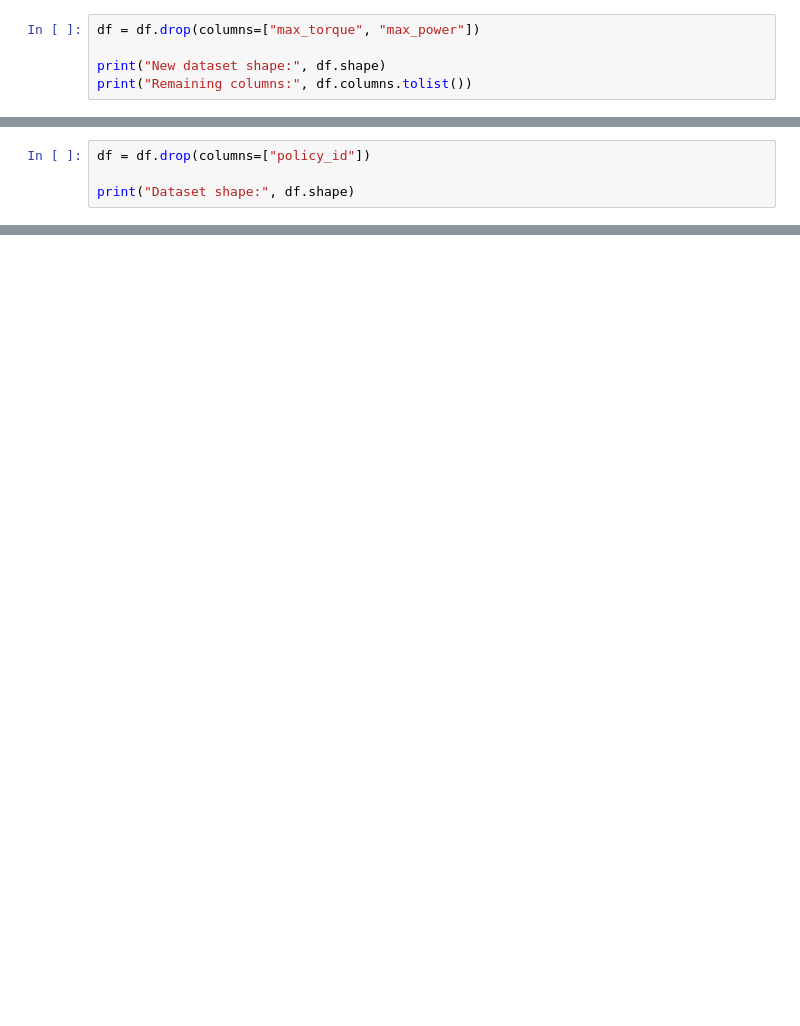
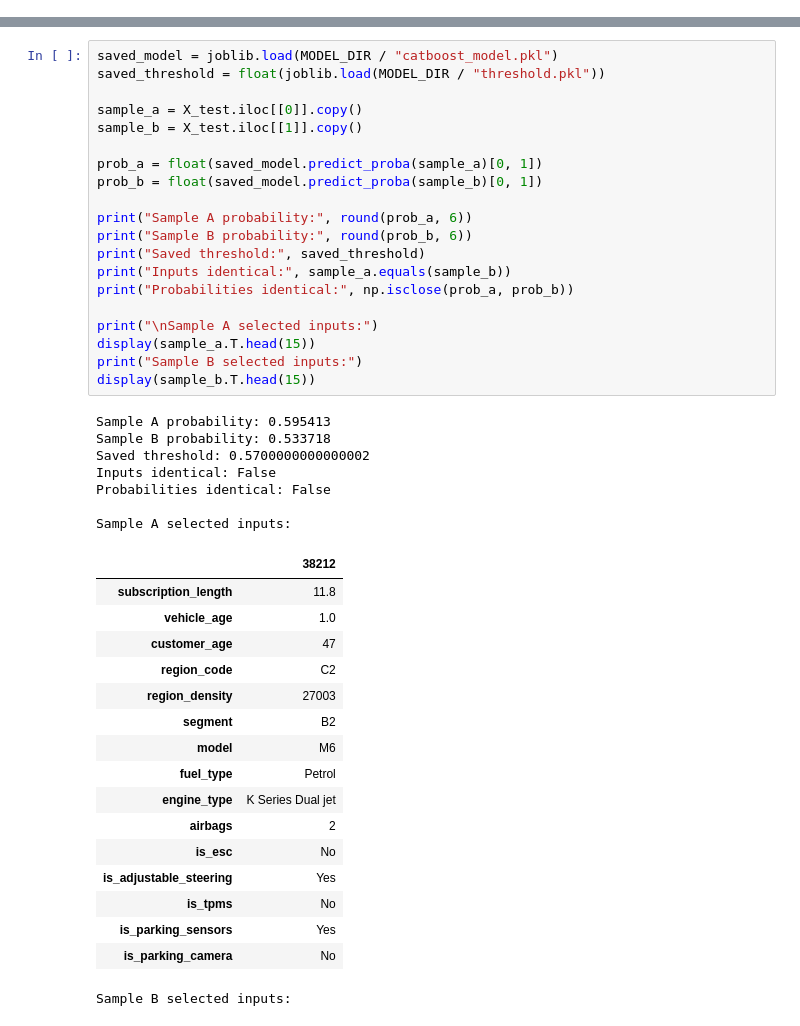
Before and after one commit to priyanshu-sahani-10/PolicyGuard, a Jupyter notebook: ml/insurance_claim_prediction.ipynb, the cells around one changed output, grey strips where cells are left out. Drawn from its saved outputs; the diff is of its cells as text; blank space fills up the shorter version.

```diff
--- a/ml/insurance_claim_prediction.ipynb
+++ b/ml/insurance_claim_prediction.ipynb
@@ -320,5 +163,0 @@ dtype: int64
-# %%
-df = df.drop(columns=["max_torque", "max_power"])
-
-print("New dataset shape:", df.shape)
-print("Remaining columns:", df.columns.tolist())
@@ -327,4 +163,0 @@ KeyError: "['max_torque', 'max_power'] not found in axis"
-# %%
-df = df.drop(columns=["policy_id"])
-
-print("Dataset shape:", df.shape)
@@ -735,0 +679,45 @@ models/final_results.pkl: OK
+# %%
+saved_model = joblib.load(MODEL_DIR / "catboost_model.pkl")
+saved_threshold = float(joblib.load(MODEL_DIR / "threshold.pkl"))
+
+sample_a = X_test.iloc[[0]].copy()
+sample_b = X_test.iloc[[1]].copy()
+
+prob_a = float(saved_model.predict_proba(sample_a)[0, 1])
+prob_b = float(saved_model.predict_proba(sample_b)[0, 1])
+
+print("Sample A probability:", round(prob_a, 6))
+print("Sample B probability:", round(prob_b, 6))
+print("Saved threshold:", saved_threshold)
+print("Inputs identical:", sample_a.equals(sample_b))
+print("Probabilities identical:", np.isclose(prob_a, prob_b))
+
+print("\nSample A selected inputs:")
+display(sample_a.T.head(15))
+print("Sample B selected inputs:")
+display(sample_b.T.head(15))
+# %% [output]
+Sample A probability: 0.595413
+Sample B probability: 0.533718
+Saved threshold: 0.5700000000000002
+Inputs identical: False
+Probabilities identical: False
+
+Sample A selected inputs:
+|  | 38212 |
+| subscription_length | 11.8 |
+| vehicle_age | 1.0 |
+| customer_age | 47 |
+| region_code | C2 |
+| region_density | 27003 |
+| segment | B2 |
+| model | M6 |
+| fuel_type | Petrol |
+| engine_type | K Series Dual jet |
+| airbags | 2 |
+| is_esc | No |
+| is_adjustable_steering | Yes |
+| is_tpms | No |
+| is_parking_sensors | Yes |
+| is_parking_camera | No |
+Sample B selected inputs:
```
Also changed, not shown: parts of 58 cells of this notebook, 14 other files.
